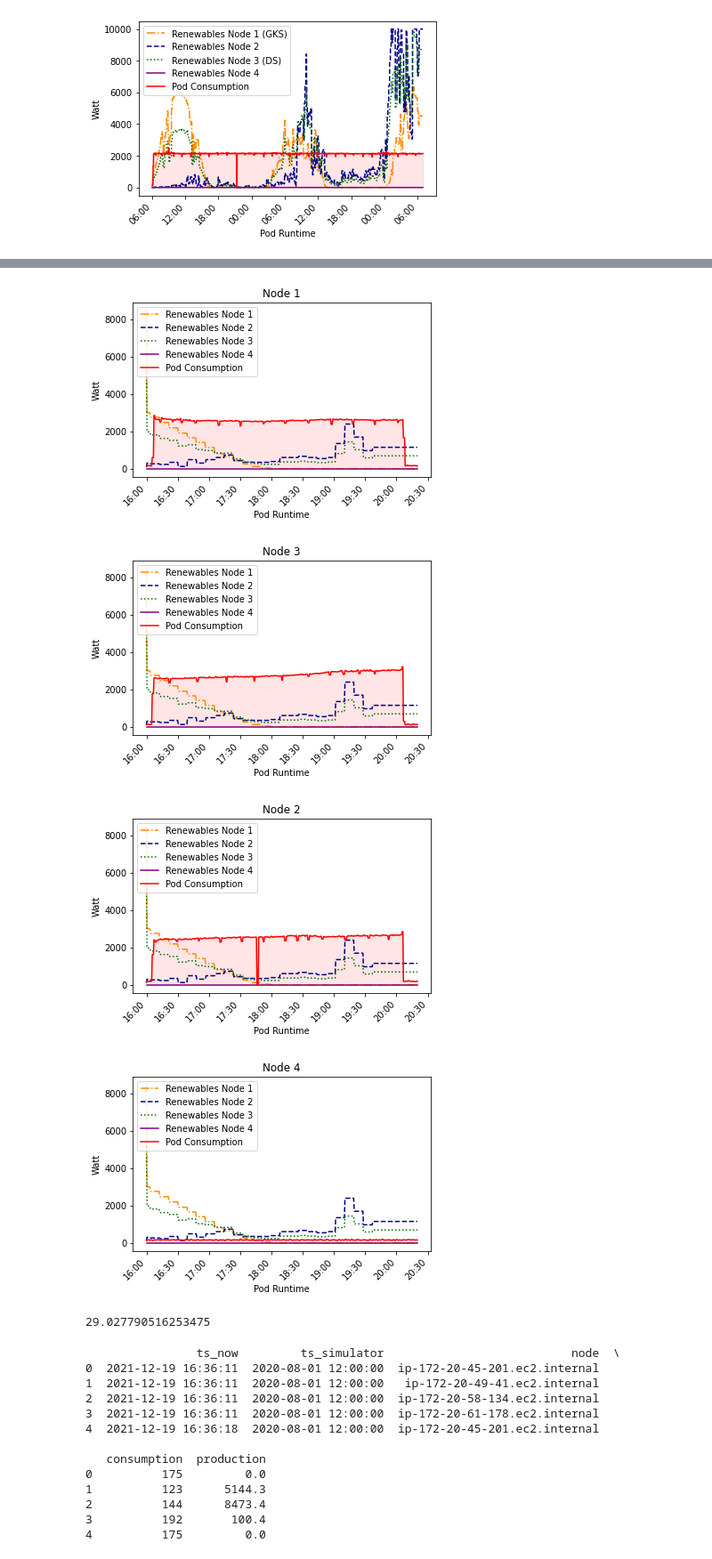
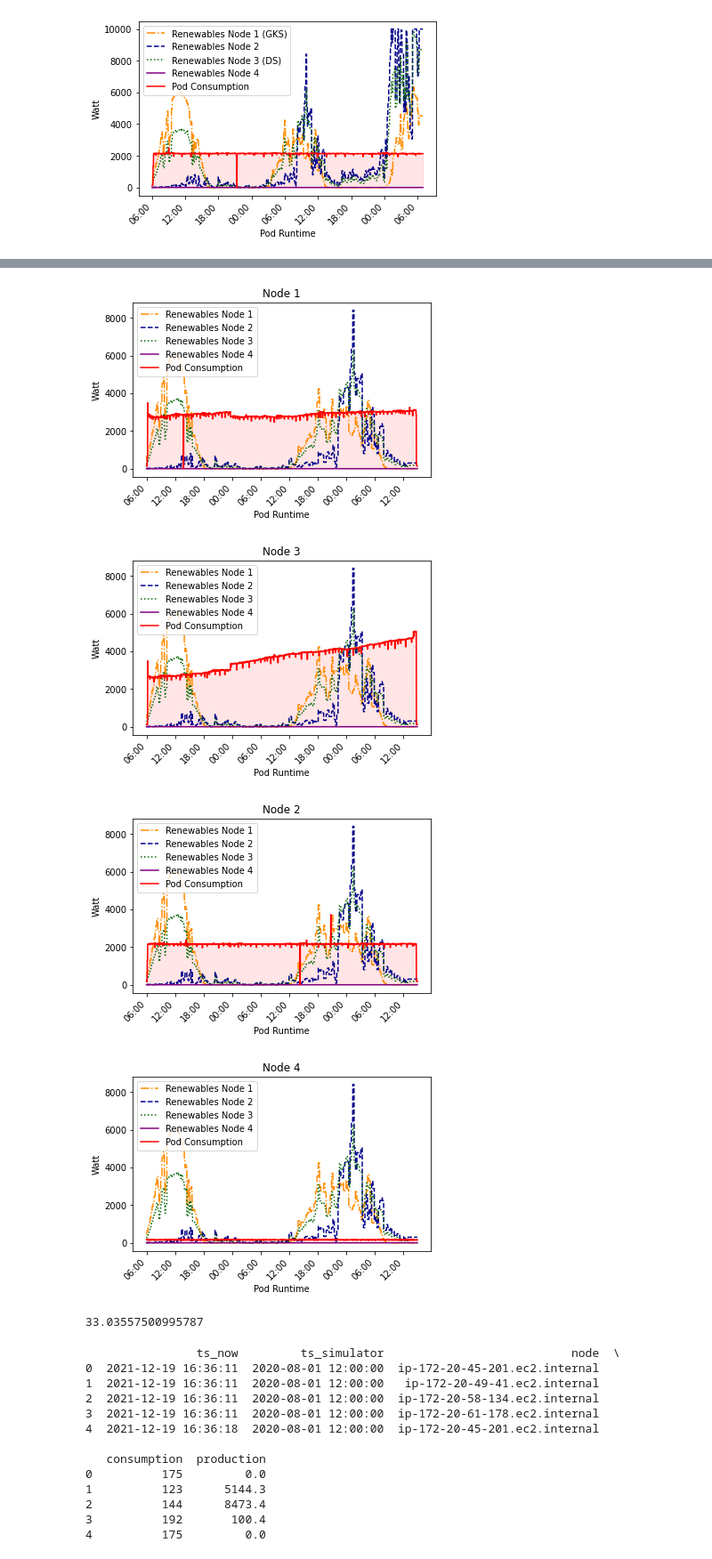
Before and after one commit to 7imo/green-k8s-energy-management, a Jupyter notebook: evaluation/analysis.ipynb, the cells around one changed output, grey strips where cells are left out. Shown at 89% size. Cells and saved outputs as stored; diff of their text form; code cells hidden in the pictures.

```diff
--- a/evaluation/analysis.ipynb
+++ b/evaluation/analysis.ipynb
@@ -562,11 +562,11 @@ import matplotlib.pyplot as plt
 from matplotlib.dates import DateFormatter
 
 
-interval_simulator = 90
+interval_simulator = 30
 interval_monitor = 5
 ts_resample = 600 / (interval_simulator / interval_monitor)
 
-df = pd.read_csv('5.3.2c/monitor.log', delimiter = ";").fillna(0)
+df = pd.read_csv('5.4b/monitor_gks.log', delimiter = ";").fillna(0)
 
 #print(df.head(30))
 
@@ -587,7 +587,7 @@ placed = placed.reset_index(drop=True)
 
 
 placed['ts_simulator'] = pd.to_datetime(placed['ts_simulator'], format="%Y-%m-%d %H:%M:%S")
-placed['ts_resample'] = pd.to_datetime("2020-04-04 16:00:00", format="%Y-%m-%d %H:%M:%S") + np.arange(len(placed)) * pd.to_timedelta(ts_resample, unit='s')
+placed['ts_resample'] = pd.to_datetime("2020-07-15 06:00:00", format="%Y-%m-%d %H:%M:%S") + np.arange(len(placed)) * pd.to_timedelta(ts_resample, unit='s')
 
 
 x = placed['ts_resample'].values
@@ -734,8 +734,8 @@ print(total_coverage)
-[figure, old version]
+[figure, new version]
-[figure, old version]
+[figure, new version]
-[figure, old version]
+[figure, new version]
-[figure, old version]
+[figure, new version]
-29.027790516253475
+33.03557500995787
 # %%
 # 5.3.2
 from datetime import datetime
```
Also changed, not shown: parts of 2 cells of this notebook, 36 other files.
